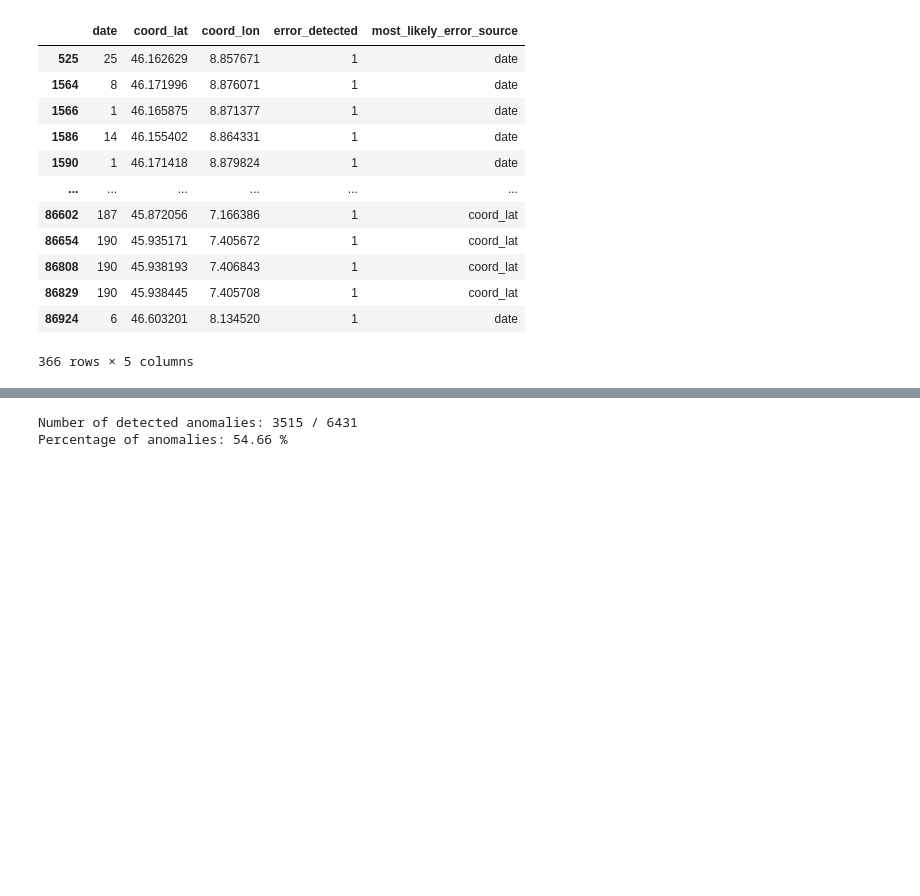
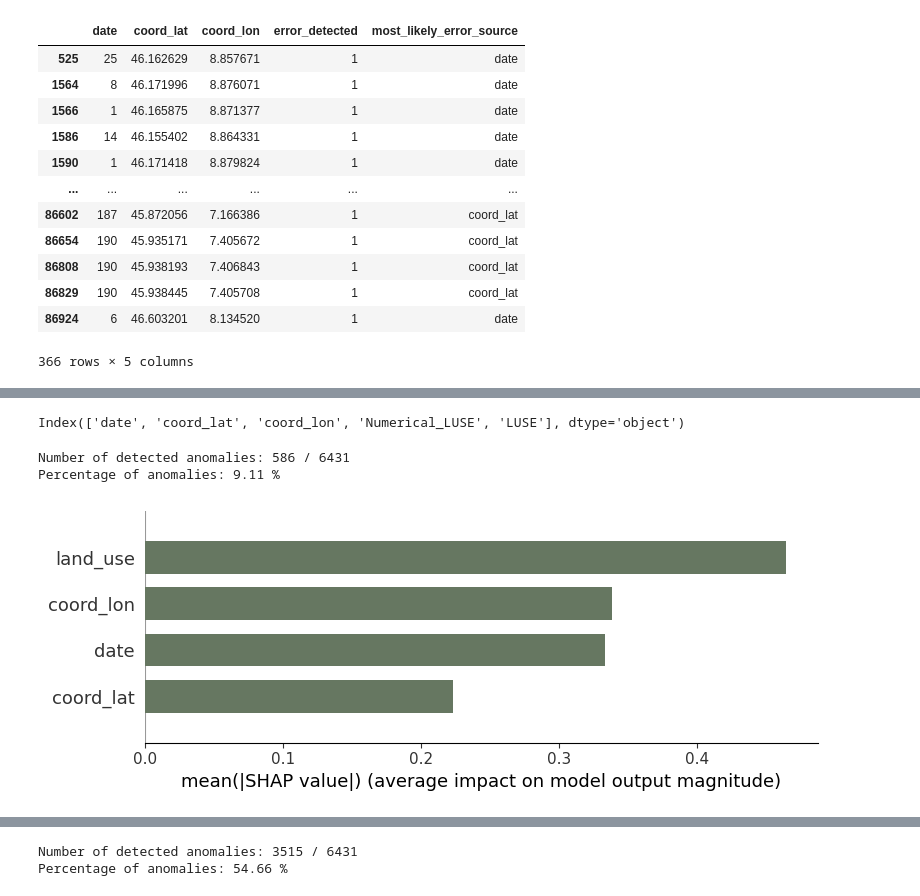
Before and after one commit to marinasie/bird-sighting-validation, a Jupyter notebook: marina/03_modeling/03_Anomaly_Detection.ipynb, the cells around one changed output, grey strips where cells are left out. Saved outputs shown, nothing was run; the diff lists cells and outputs as text; code cells hidden in the pictures; blank space fills up the shorter version.

Commit message:
Add outlier detection notebook

```diff
--- a/marina/03_modeling/03_Anomaly_Detection.ipynb
+++ b/marina/03_modeling/03_Anomaly_Detection.ipynb
@@ -202,0 +230,29 @@ fig.show()
+# %%
+bergpieper_landuse_train = bergpieper_train.copy()
+bergpieper_landuse_train = generate_land_use_clc(bergpieper_landuse_train)
+# %%
+bergpieper_landuse_test = bergpieper_test.copy()
+bergpieper_landuse_test = generate_land_use_clc(bergpieper_landuse_test)
+# %%
+bergpieper_landuse_train
+# %% [output]
+Index(['date', 'coord_lat', 'coord_lon', 'Numerical_LUSE', 'LUSE'], dtype='object')
+# %%
+model_luse = IsolationForest(contamination='auto', random_state=0)
+model_luse.fit(bergpieper_landuse_train[['date', 'coord_lat', 'coord_lon', 'Numerical_LUSE']])
+
+anomalies_luse = model_luse.predict(bergpieper_landuse_test[['date', 'coord_lat', 'coord_lon', 'Numerical_LUSE']])
+falsified_data_luse = bergpieper_landuse_test[anomalies_luse == -1]  # inliers=1; outliers=-1
+# %%
+print('Number of detected anomalies:', len(falsified_data_luse), '/', len(bergpieper_landuse_test))
+print('Percentage of anomalies:', round(len(falsified_data_luse)/len(bergpieper_landuse_test)*100,2), '%')
+# %% [output]
+Number of detected anomalies: 586 / 6431
+Percentage of anomalies: 9.11 %
+# %%
+explainer = shap.Explainer(model_luse, bergpieper_landuse_test[['date', 'coord_lat', 'coord_lon', 'Numerical_LUSE']])
+shap_values_luse = explainer.shap_values(bergpieper_landuse_test[['date', 'coord_lat', 'coord_lon', 'Numerical_LUSE']])
+
+shap.summary_plot(shap_values_luse, bergpieper_landuse_test[['date', 'coord_lat', 'coord_lon', 'Numerical_LUSE']], feature_names=['date', 'coord_lat', 'coord_lon', 'land_use'], plot_type='bar', color='#667761')
+# %% [output]
+[figure, added]
```
Also changed, not shown: parts of 35 cells of this notebook, 4 other files.
